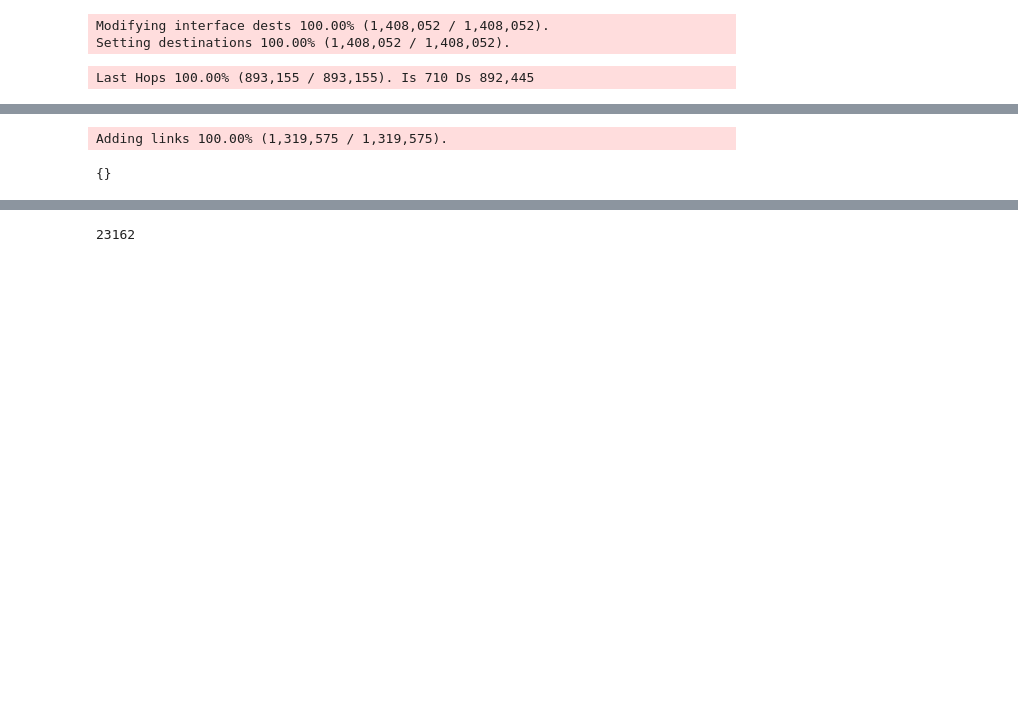
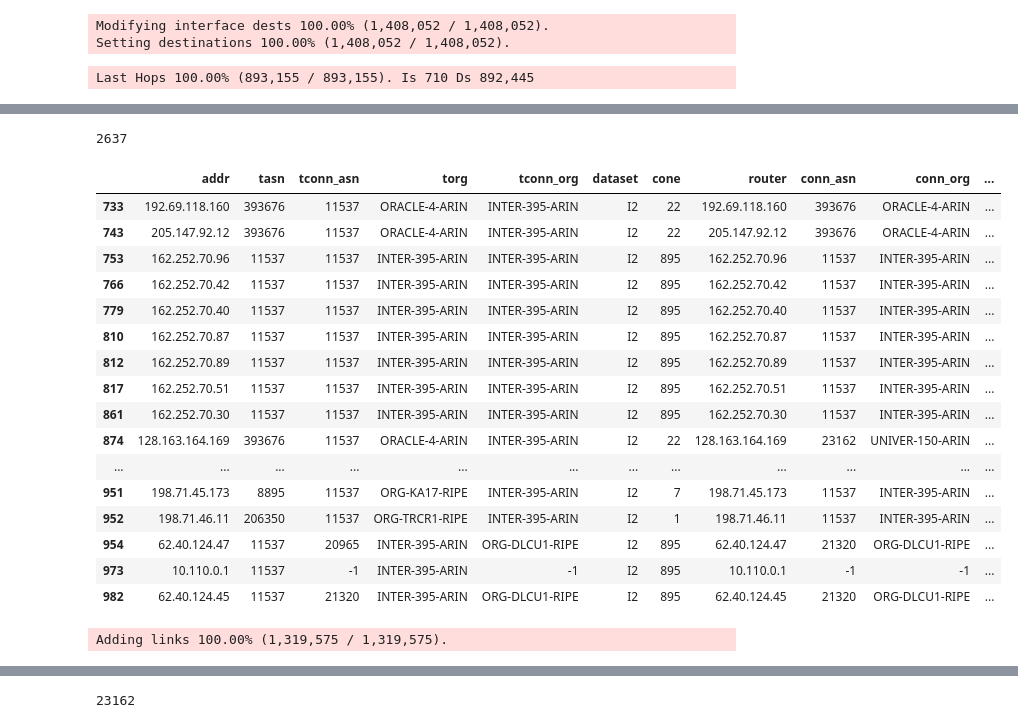
Before and after one commit to alexmarder/bdrmapit, a Jupyter notebook: Untitled1.ipynb, the cells around one changed output, grey strips where cells are left out. Drawn from its saved outputs; the diff is of its cells as text; code cells hidden in the pictures; blank space fills up the shorter version.

```diff
--- a/Untitled1.ipynb
+++ b/Untitled1.ipynb
@@ -40,3 +60,5 @@ e - s
+# %%
+verify = Verify(bdrmapit, verify_dict)
 # %%
 routers_succ = [router for router in graph.routers.values() if router.succ]
 len(routers_succ)
@@ -56,0 +87,3 @@ bdrmapit = Bdrmapit(graph, as2org, bgp)
+# %%
+verify_interfaces_succ = {k: [i for i in v if i.router.succ] for k, v in verify_interfaces.items()}
+{k: len(v) for k, v in verify_interfaces_succ.items()}
@@ -74,0 +163,3 @@ r1.advance()
+# %%
+rv1 = verify.verify(verify_interfaces_succ, r1, Updates())
+rv1.groupby('dataset').apply(comparison)
@@ -75,5 +220,29 @@ r1.advance()
+# %%
+ip2as['143.215.193.3']
+# %% [output]
+2637
+# %%
+rv1[(rv1.dataset == 'I2') & ~rv1.rv]
+# %% [output]
+|  | addr | tasn | tconn_asn | torg | tconn_org | dataset | cone | router | conn_asn | conn_org | ... |
+| 733 | 192.69.118.160 | 393676 | 11537 | ORACLE-4-ARIN | INTER-395-ARIN | I2 | 22 | 192.69.118.160 | 393676 | ORACLE-4-ARIN | ... |
+| 743 | 205.147.92.12 | 393676 | 11537 | ORACLE-4-ARIN | INTER-395-ARIN | I2 | 22 | 205.147.92.12 | 393676 | ORACLE-4-ARIN | ... |
+| 753 | 162.252.70.96 | 11537 | 11537 | INTER-395-ARIN | INTER-395-ARIN | I2 | 895 | 162.252.70.96 | 11537 | INTER-395-ARIN | ... |
+| 766 | 162.252.70.42 | 11537 | 11537 | INTER-395-ARIN | INTER-395-ARIN | I2 | 895 | 162.252.70.42 | 11537 | INTER-395-ARIN | ... |
+| 779 | 162.252.70.40 | 11537 | 11537 | INTER-395-ARIN | INTER-395-ARIN | I2 | 895 | 162.252.70.40 | 11537 | INTER-395-ARIN | ... |
+| 810 | 162.252.70.87 | 11537 | 11537 | INTER-395-ARIN | INTER-395-ARIN | I2 | 895 | 162.252.70.87 | 11537 | INTER-395-ARIN | ... |
+| 812 | 162.252.70.89 | 11537 | 11537 | INTER-395-ARIN | INTER-395-ARIN | I2 | 895 | 162.252.70.89 | 11537 | INTER-395-ARIN | ... |
+| 817 | 162.252.70.51 | 11537 | 11537 | INTER-395-ARIN | INTER-395-ARIN | I2 | 895 | 162.252.70.51 | 11537 | INTER-395-ARIN | ... |
+| 861 | 162.252.70.30 | 11537 | 11537 | INTER-395-ARIN | INTER-395-ARIN | I2 | 895 | 162.252.70.30 | 11537 | INTER-395-ARIN | ... |
+| 874 | 128.163.164.169 | 393676 | 11537 | ORACLE-4-ARIN | INTER-395-ARIN | I2 | 22 | 128.163.164.169 | 23162 | UNIVER-150-ARIN | ... |
+| ... | ... | ... | ... | ... | ... | ... | ... | ... | ... | ... | ... |
+| 951 | 198.71.45.173 | 8895 | 11537 | ORG-KA17-RIPE | INTER-395-ARIN | I2 | 7 | 198.71.45.173 | 11537 | INTER-395-ARIN | ... |
+| 952 | 198.71.46.11 | 206350 | 11537 | ORG-TRCR1-RIPE | INTER-395-ARIN | I2 | 1 | 198.71.46.11 | 11537 | INTER-395-ARIN | ... |
+| 954 | 62.40.124.47 | 11537 | 20965 | INTER-395-ARIN | ORG-DLCU1-RIPE | I2 | 895 | 62.40.124.47 | 21320 | ORG-DLCU1-RIPE | ... |
+| 973 | 10.110.0.1 | 11537 | -1 | INTER-395-ARIN | -1 | I2 | 895 | 10.110.0.1 | -1 | -1 | ... |
+| 982 | 62.40.124.45 | 11537 | 21320 | INTER-395-ARIN | ORG-DLCU1-RIPE | I2 | 895 | 62.40.124.45 | 21320 | ORG-DLCU1-RIPE | ... |
 # %%
 alg.annotate_interfaces(bdrmapit, r1, i1, interfaces_pred)
+i1.advance()
 # %% [output]
 Adding links 100.00% (1,319,575 / 1,319,575).
-{}
```
Also changed, not shown: parts of 35 cells of this notebook.
